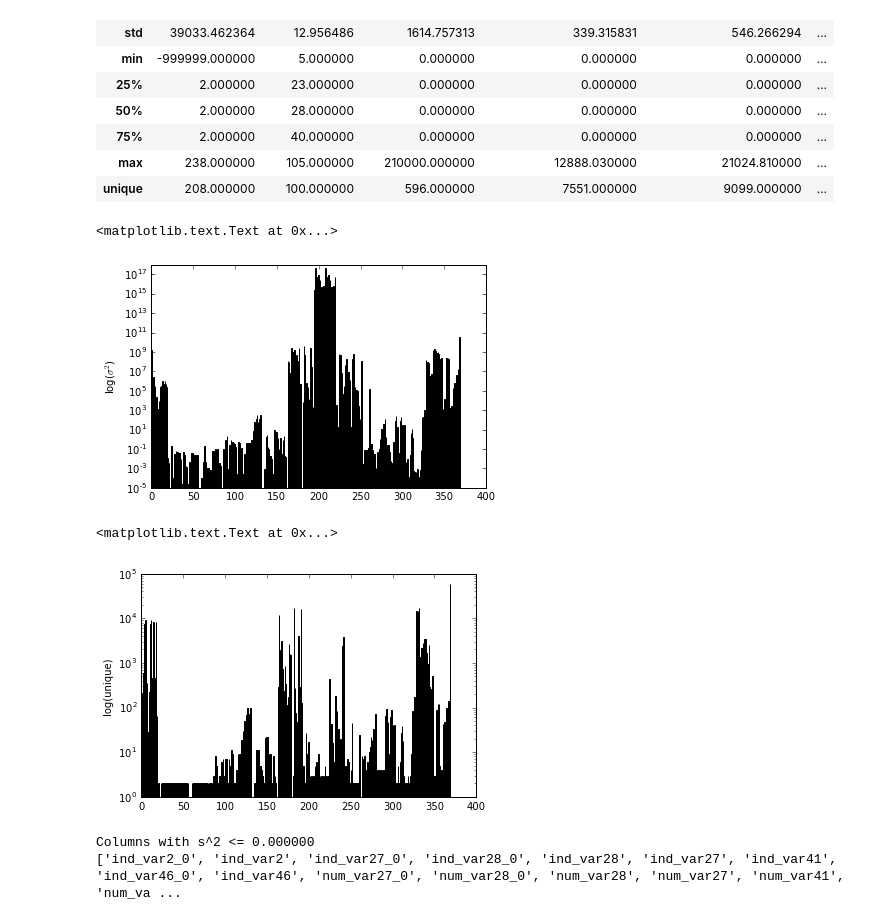
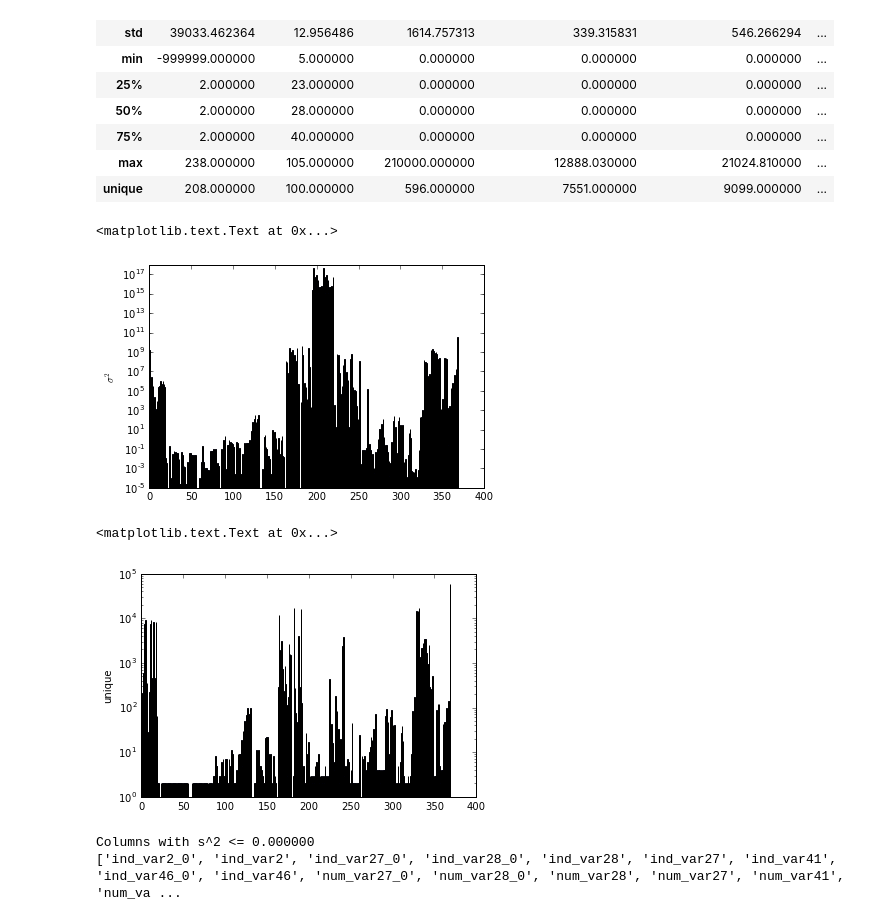
Before and after one commit to dwyatte/kaggle-santander, a Jupyter notebook: notebooks/exploratory.ipynb, the cells around one changed output. Saved outputs shown, nothing was run; the diff lists cells and outputs as text; code cells hidden in the pictures.

```diff
--- a/notebooks/exploratory.ipynb
+++ b/notebooks/exploratory.ipynb
@@ -36,17 +36,17 @@ descriptive
 # %%
 plt.bar(range(df_train.shape[1]), df_train.var().values)
 plt.gca().set_yscale('log')
-plt.ylabel('log($\sigma^2$)')
+plt.ylabel('$\sigma^2$')
 # %% [output]
 <matplotlib.text.Text at 0x...>
-[figure, old version]
+[figure, new version]
 # %%
 plt.bar(range(len(descriptive.T['unique'])), descriptive.T['unique'])
 plt.gca().set_yscale('log')
-plt.ylabel('log(unique)')
+plt.ylabel('unique')
 # %% [output]
 <matplotlib.text.Text at 0x...>
-[figure, old version]
+[figure, new version]
 # %%
 # remove zero var columns
 low_var_cols = []
```
Also changed, not shown: parts of 2 cells of this notebook, 5 other files.
